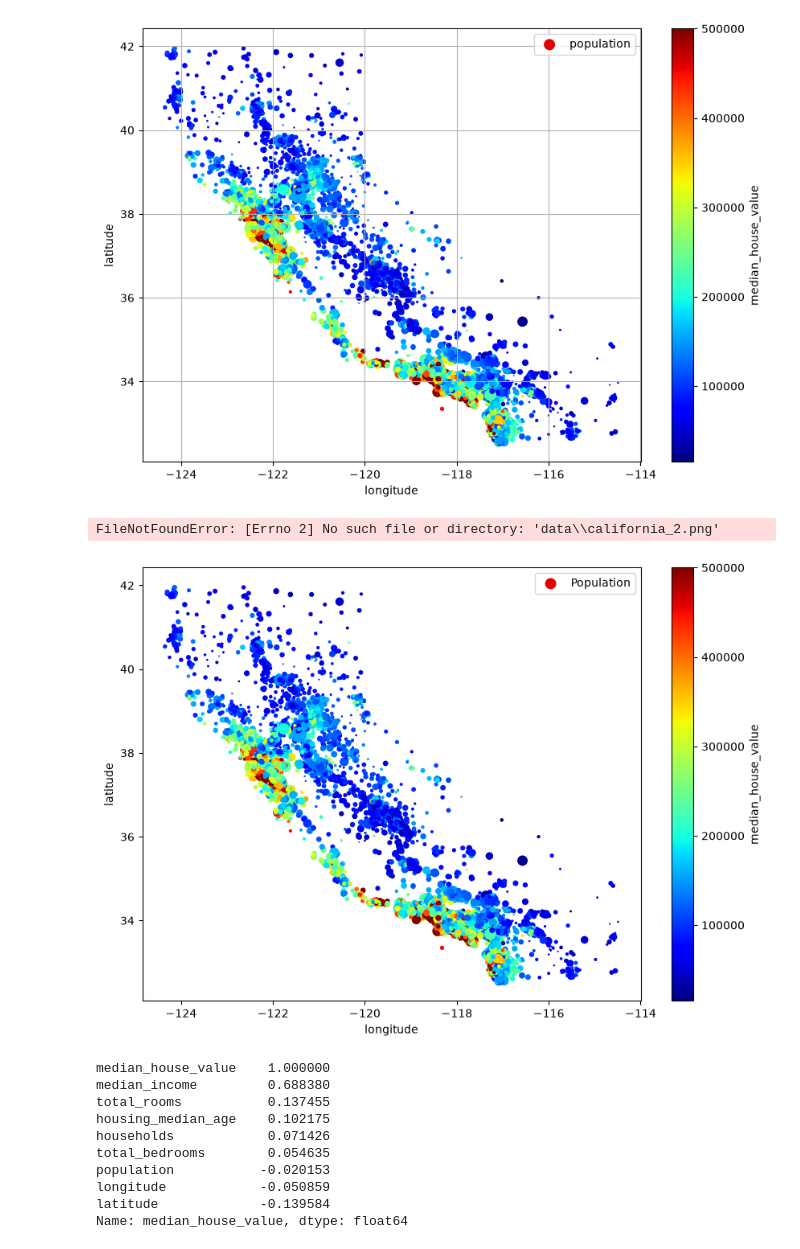
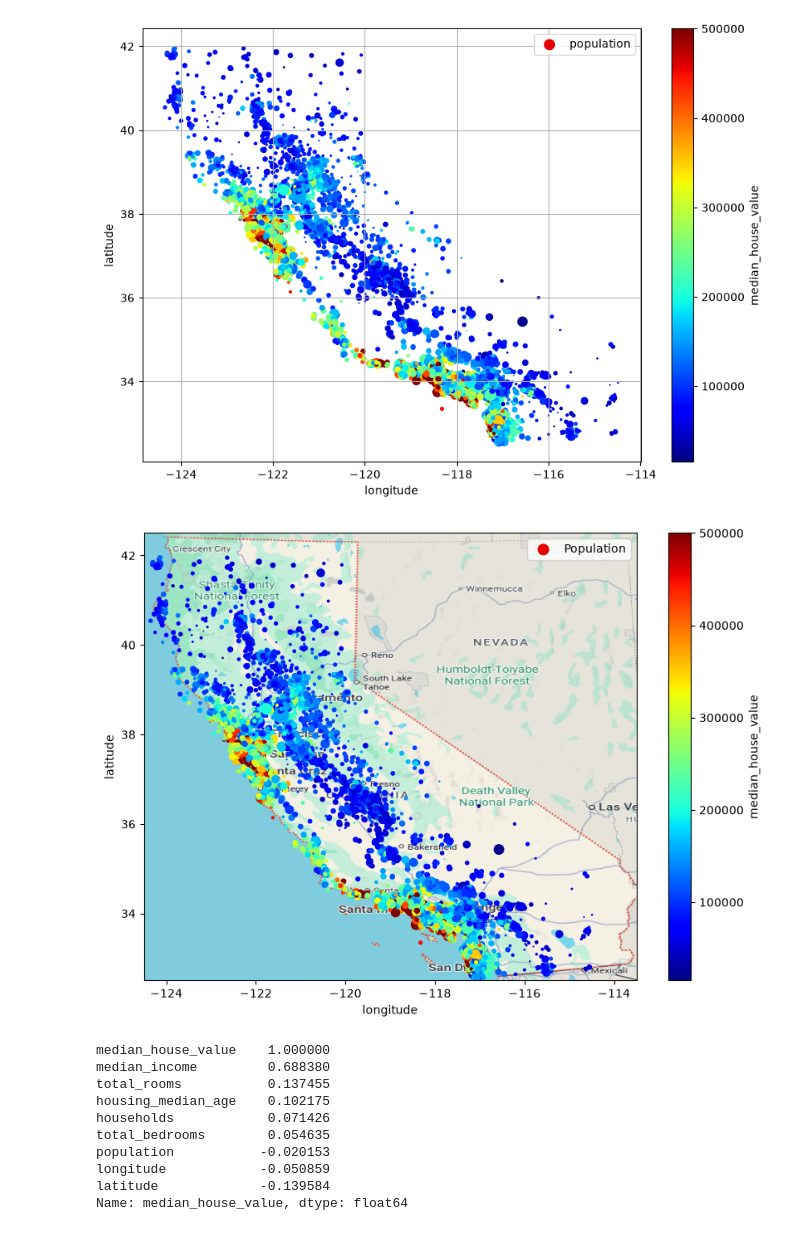
Before and after one commit to sakthivelooty/machine-learning, a Jupyter notebook: src/chapter1/processing_data_123.ipynb, the cells around one changed output. Cells and saved outputs as stored; diff of their text form; code cells hidden in the pictures.

```diff
--- a/src/chapter1/processing_data_123.ipynb
+++ b/src/chapter1/processing_data_123.ipynb
@@ -17,7 +17,7 @@ import tarfile
 import urllib.request
 # %%
 def load_data():
-    return pd.read_csv(Path("C:\\Users\\FusionGamingMasterPc\\machine-learning\\src\\chapter2\\data\\data\\housing\\housing.csv"))
+    return pd.read_csv(Path("/home/sakthi/machine-learning/src/chapter2/data/data/housing/housing.csv"))
 
 housing_full = load_data()
 # %%
@@ -240,25 +240,24 @@ plt.show()
 [figure]
 # %%
 filename = "california_2.png"
-filepath  = Path(f"data\\{filename}")
+filepath  = Path(f"/home/sakthi/machine-learning/src/chapter2/data/data/california_2.png")
 
 
 # lets plot
 housing.plot( kind = "scatter", x="longitude",
              y="latitude", s=housing["population"]/100,
              label="Population", c="median_house_value",
              cmap="jet", colorbar=True, legend=True, sharex=False,
              figsize=(10,7))
 
 california_img = plt.imread(filepath)
 axis = -124.5, -113.5, 32.5, 42.5
 plt.axis(axis)
 plt.imshow(california_img, extent=axis)
 
 plt.show()
 # %% [output]
-FileNotFoundError: [Errno 2] No such file or directory: 'data\\california_2.png'
-[figure, old version]
+[figure, new version]
 # %%
 # looking for corelations in the data
 corr_matrix = housing.corr(numeric_only=True)
```
Also changed, not shown: parts of 19 cells of this notebook, 3 other files.
